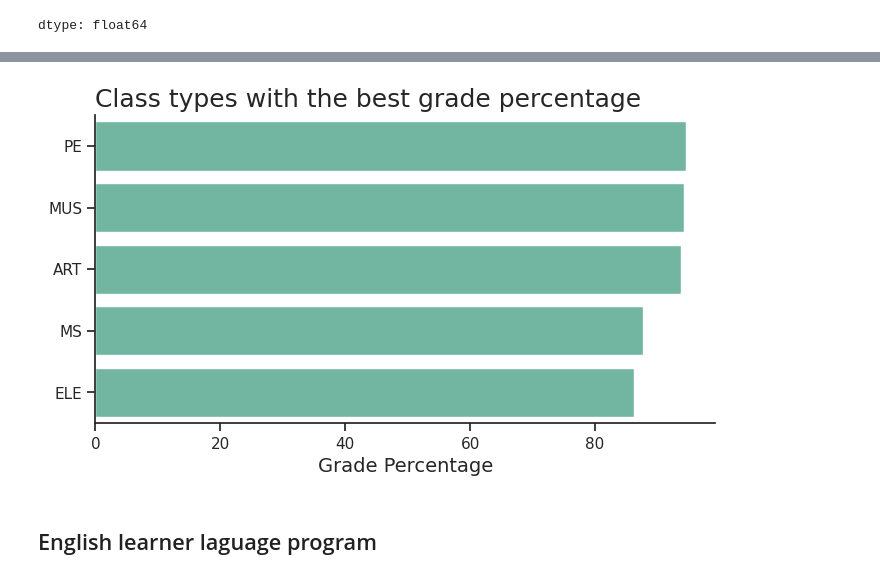
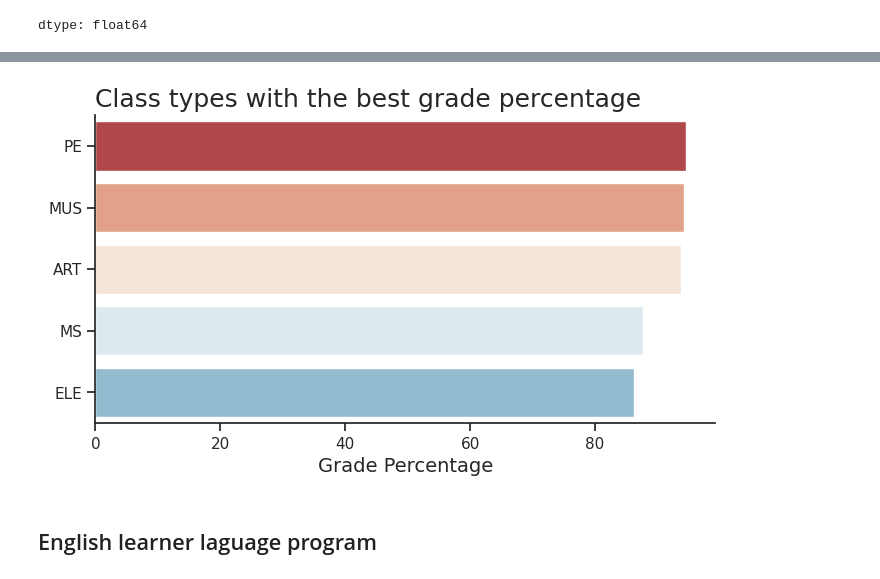
Before and after one commit to Matheus-Pombeiro/student_performance, a Jupyter notebook: student_performance.ipynb, the cells around one changed output, grey strips where cells are left out. Cells and saved outputs as stored; diff of their text form; code cells hidden in the pictures.

```diff
--- a/student_performance.ipynb
+++ b/student_performance.ipynb
@@ -283,3 +300,12 @@ class_types
 | MS | 87.671872 |
 | ELE | 86.187806 |
 dtype: float64
+# %%
+# Resitting the index
+class_types = class_types.reset_index()
+
+# Converting into a dataframe
+class_types.columns = ['Subject', 'Grade Percentage']
+
+# Showing the dataframe
+class_types
@@ -289,30 +322,31 @@ sns.set_palette('Set2')
 # %%
 # Making a figure
 fig, ax = plt.subplots(figsize=(8, 4))
 
 # Plotting a chart about the class types with the best grade percentage performances
-ax = sns.barplot(data=class_types, orient='h')
+ax = sns.barplot(data=class_types, x=class_types['Grade Percentage'], y=class_types['Subject'],
+                 orient='h', hue=class_types['Subject'])
 
 # Setting a title
 ax.set_title('Class types with the best grade percentage', loc='left', fontsize=18)
 
 # Setting labels
 ax.set_xlabel('Grade Percentage', fontsize=14)
 ax.set_ylabel('')
 
 # Setting a numeric interval
 ax.xaxis.set_major_locator(plt.MultipleLocator(20))
 
 # Removing the borders
 sns.despine()
 
 # Wrinting the chart
 fig.savefig('class_types_best_grade_percentage.png', transparent=False, dpi=300, bbox_inches='tight')
 
 # Showing the chart
 plt.show()
 # %% [output]
-[figure, old version]
+[figure, new version]
 # %% [markdown]
 ## English learner laguage program
 # %%
```
Also changed, not shown: parts of 11 cells of this notebook.
